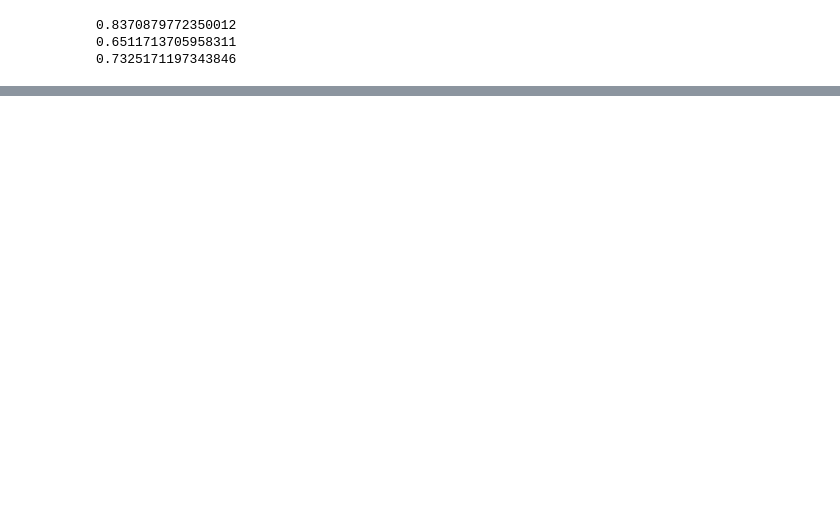
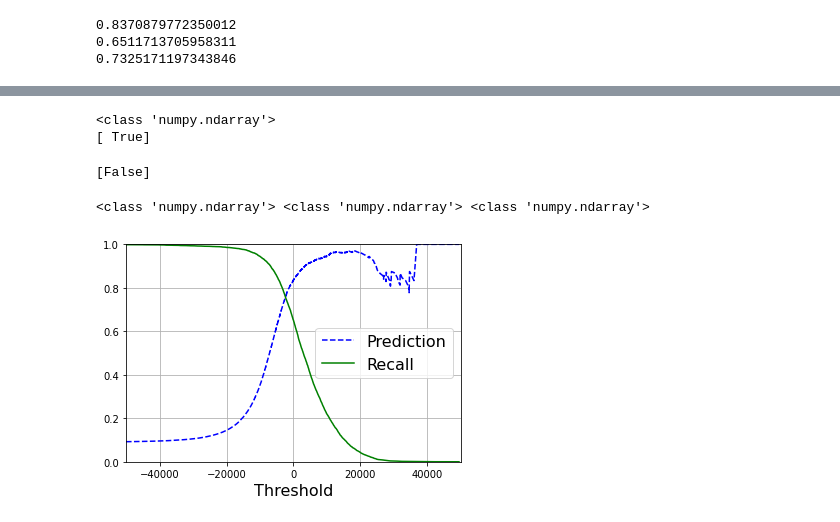
Before and after one commit to nichyjt/HOML_Codealong, a Jupyter notebook: Chapter3/mnist.ipynb, the cells around one changed output, grey strips where cells are left out. Drawn from its saved outputs; the diff is of its cells as text; code cells hidden in the pictures; blank space fills up the shorter version.

```diff
--- a/Chapter3/mnist.ipynb
+++ b/Chapter3/mnist.ipynb
@@ -155,0 +164,43 @@ print(f1score)
+# %%
+# Call .decision_function to get scores for each instance
+# Filter the numpy array
+y_scores = sgd_clf.decision_function([some_digit])
+print(type(y_scores)) # FYI
+threshold = 0
+y_some_digit_pred = (y_scores > threshold)
+print(y_some_digit_pred)
+# %% [output]
+<class 'numpy.ndarray'>
+[ True]
+# %%
+# Higher threshold should cause prediction to be false
+threshold = 8000
+y_some_digit_pred = (y_scores > threshold)
+print(y_some_digit_pred)
+# %% [output]
+[False]
+# %%
+# CROSS VALIDATE decision_function ie decision score as a metric
+y_scores = cross_val_predict(sgd_clf, X_train, y_train_5, cv=3, method="decision_function")
+# Plot a Precision-Recall Curve
+from sklearn.metrics import precision_recall_curve
+precisions, recalls, thresholds = precision_recall_curve(y_train_5, y_scores)
+print(type(precision), type(recalls), type(thresholds))
+# %% [output]
+<class 'numpy.ndarray'> <class 'numpy.ndarray'> <class 'numpy.ndarray'>
+# %%
+# Show the plot
+def plot_precision_recall_vs_threshold(precisions, recalls, thresholds):
+    # NOTE: [:-1]
+    plt.plot(thresholds, precisions[:-1], "b--", label="Prediction")
+    plt.plot(thresholds, recalls[:-1],"g-", label='Recall')
+    # Useful utlities
+    plt.legend(loc="center right", fontsize=16)
+    plt.xlabel("Threshold", fontsize=16)
+    plt.grid(True)
+    plt.axis([-50000, 50000, 0, 1])
+
+plot_precision_recall_vs_threshold(precisions, recalls, thresholds)
+plt.show()
+# %% [output]
+[figure, added]
```
Also changed, not shown: parts of 15 cells of this notebook.
